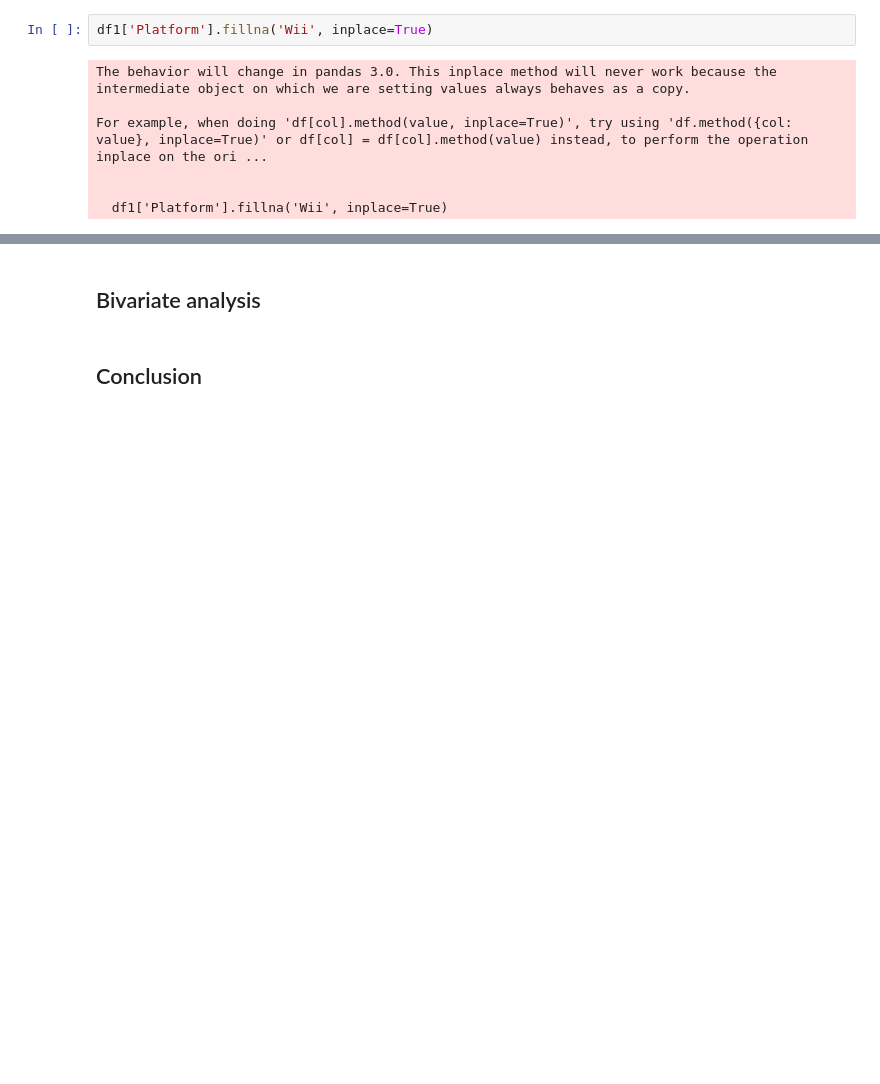
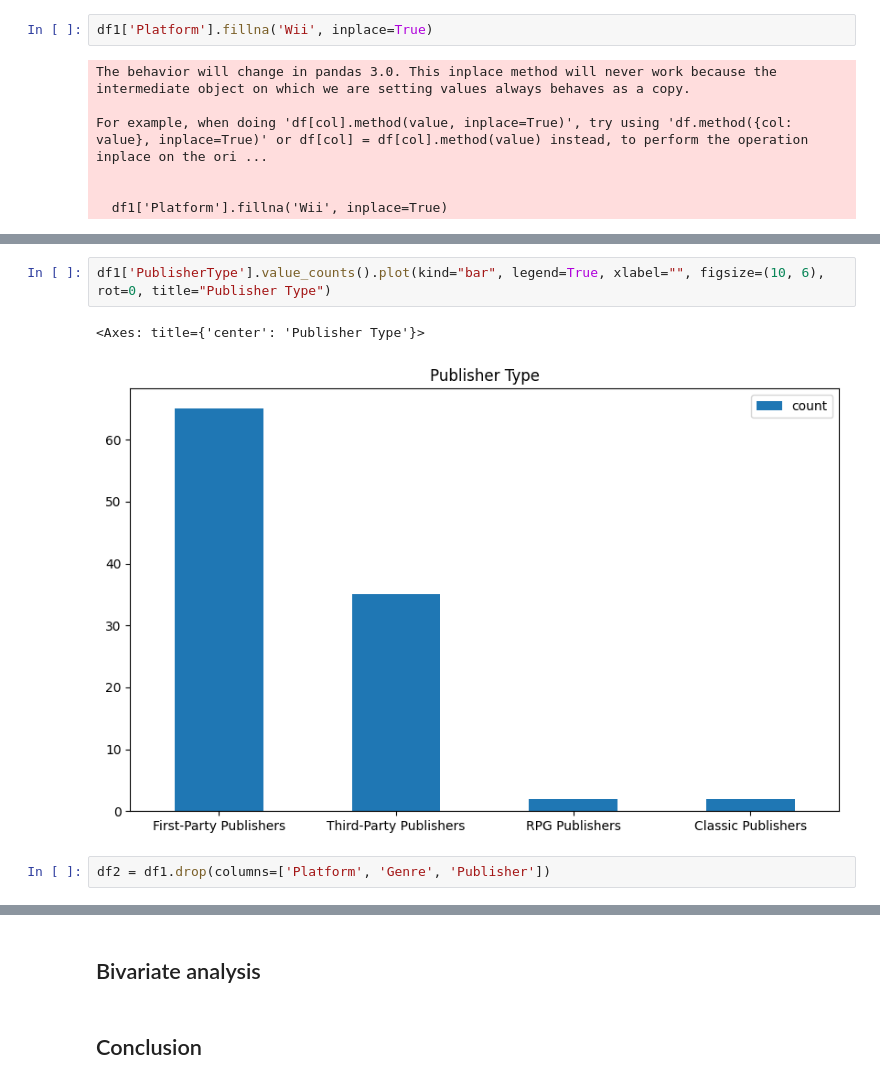
Before and after one commit to camila-galindo/eda-teraverso, a Jupyter notebook: Tera_Challenge_Teraverso_Exploratory_Data_Analysis.ipynb, the cells around one changed output, grey strips where cells are left out. Drawn from its saved outputs; the diff is of its cells as text; blank space fills up the shorter version.

```diff
--- a/Tera_Challenge_Teraverso_Exploratory_Data_Analysis.ipynb
+++ b/Tera_Challenge_Teraverso_Exploratory_Data_Analysis.ipynb
@@ -395,0 +429,7 @@ For example, when doing 'df[col].method(value, inplace=True)', try using 'df.met
+# %%
+df1['PublisherType'].value_counts().plot(kind="bar", legend=True, xlabel="", figsize=(10, 6), rot=0, title="Publisher Type")
+# %% [output]
+<Axes: title={'center': 'Publisher Type'}>
+[figure, added]
+# %%
+df2 = df1.drop(columns=['Platform', 'Genre', 'Publisher'])
```
Also changed, not shown: parts of 10 cells of this notebook.
